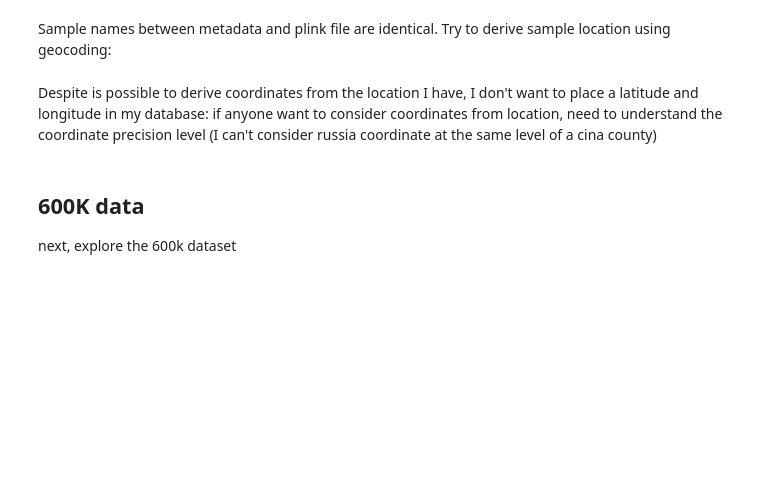
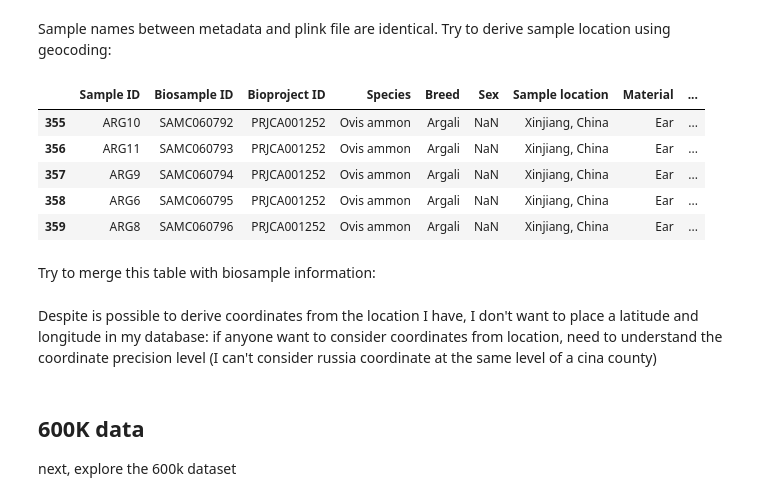
Before and after one commit to cnr-ibba/SMARTER-database, a Jupyter notebook: notebooks/exploratory/0.17.2-bunop-isheep_dataset.ipynb, the cells around one changed output. Cells and saved outputs as stored; diff of their text form; code cells hidden in the pictures; blank space fills up the shorter version.

```diff
--- a/notebooks/exploratory/0.17.2-bunop-isheep_dataset.ipynb
+++ b/notebooks/exploratory/0.17.2-bunop-isheep_dataset.ipynb
@@ -164,7 +203,15 @@ Sample names between metadata and plink file are identical. Try to derive sample
 # %%
 test = isheep_50K["Sample location"].apply(get_location)
 # isheep_50K["address"] = test.apply(lambda x: x[0])
-# isheep_50K["latitude"] = test.apply(lambda x: x[1])
-# isheep_50K["longitude"] = test.apply(lambda x: x[2])
-# isheep_50K.head()
-isheep_50K.to_excel("isheep_50K.xlsx")
+isheep_50K["latitude"] = test.apply(lambda x: x[1])
+isheep_50K["longitude"] = test.apply(lambda x: x[2])
+isheep_50K.head()
+# %% [output]
+|  | Sample ID | Biosample ID | Bioproject ID | Species | Breed | Sex | Sample location | Material | ... |
+| 355 | ARG10 | SAMC060792 | PRJCA001252 | Ovis ammon | Argali | NaN | Xinjiang, China | Ear | ... |
+| 356 | ARG11 | SAMC060793 | PRJCA001252 | Ovis ammon | Argali | NaN | Xinjiang, China | Ear | ... |
+| 357 | ARG9 | SAMC060794 | PRJCA001252 | Ovis ammon | Argali | NaN | Xinjiang, China | Ear | ... |
+| 358 | ARG6 | SAMC060795 | PRJCA001252 | Ovis ammon | Argali | NaN | Xinjiang, China | Ear | ... |
+| 359 | ARG8 | SAMC060796 | PRJCA001252 | Ovis ammon | Argali | NaN | Xinjiang, China | Ear | ... |
+# %% [markdown]
+Try to merge this table with biosample information:
```
Also changed, not shown: parts of 31 cells of this notebook, 2 other files.
